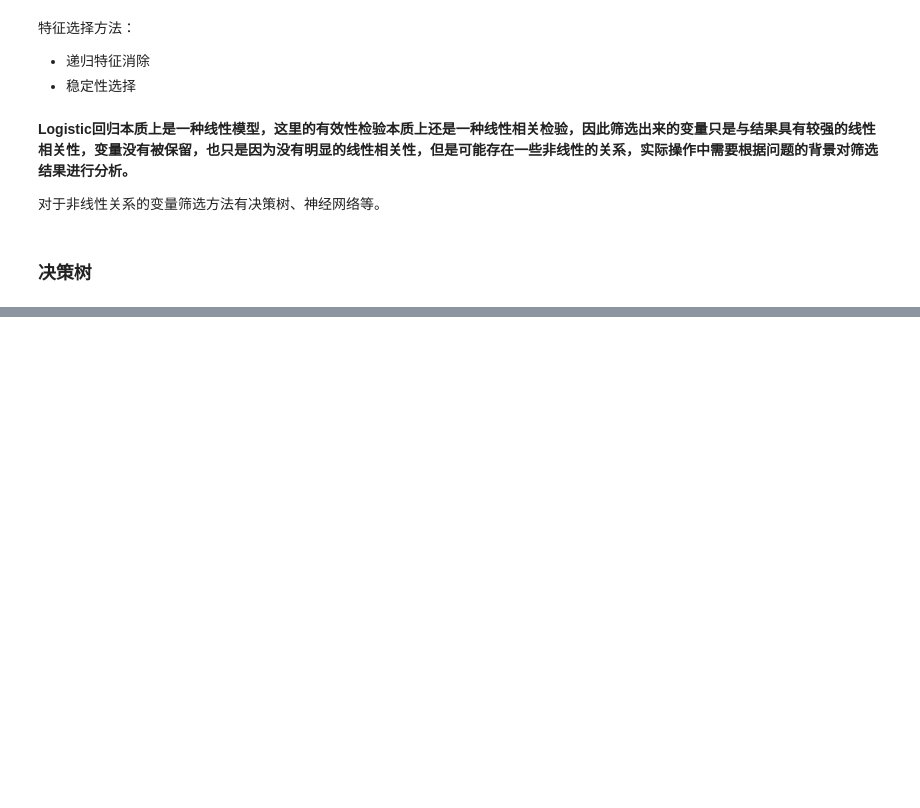
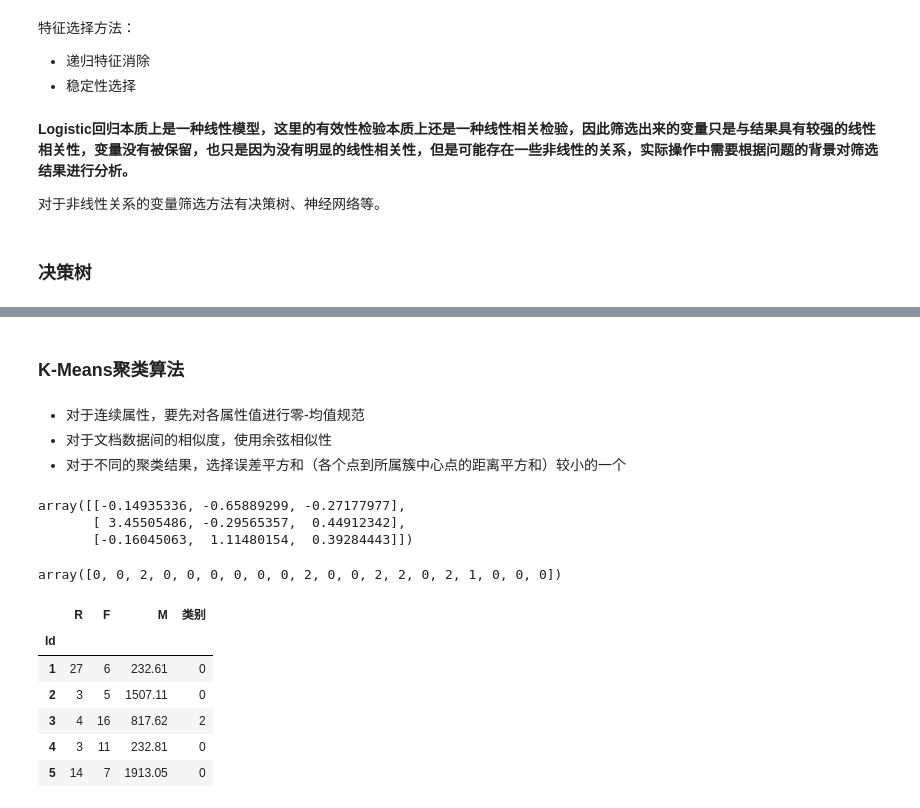
Before and after one commit to EricLiuLR/python-, a Jupyter notebook: my_note_05.ipynb, the cells around one changed output, grey strips where cells are left out. Cells and saved outputs as stored; diff of their text form; code cells hidden in the pictures; blank space fills up the shorter version.

```diff
--- a/my_note_05.ipynb
+++ b/my_note_05.ipynb
@@ -77,0 +176,6 @@ print('模型的平均正确率为：{}'.format(lr.score(X, y)))
+# %% [markdown]
+### K-Means聚类算法
+# %% [markdown]
+- 对于连续属性，要先对各属性值进行零-均值规范
+- 对于文档数据间的相似度，使用余弦相似性
+- 对于不同的聚类结果，选择误差平方和（各个点到所属簇中心点的距离平方和）较小的一个
@@ -77,0 +192,21 @@ print('模型的平均正确率为：{}'.format(lr.score(X, y)))
+# %%
+model.cluster_centers_
+# %% [output]
+array([[-0.14935336, -0.65889299, -0.27177977],
+       [ 3.45505486, -0.29565357,  0.44912342],
+       [-0.16045063,  1.11480154,  0.39284443]])
+# %%
+model.labels_[:20]
+# %% [output]
+array([0, 0, 2, 0, 0, 0, 0, 0, 0, 2, 0, 0, 2, 2, 0, 2, 1, 0, 0, 0])
+# %%
+data['类别'] = model.labels_
+data.head()
+# %% [output]
+|  | R | F | M | 类别 |
+| Id |  |  |  |  |
+| 1 | 27 | 6 | 232.61 | 0 |
+| 2 | 3 | 5 | 1507.11 | 0 |
+| 3 | 4 | 16 | 817.62 | 2 |
+| 4 | 3 | 11 | 232.81 | 0 |
+| 5 | 14 | 7 | 1913.05 | 0 |
```
Also changed, not shown: parts of 24 cells of this notebook.
